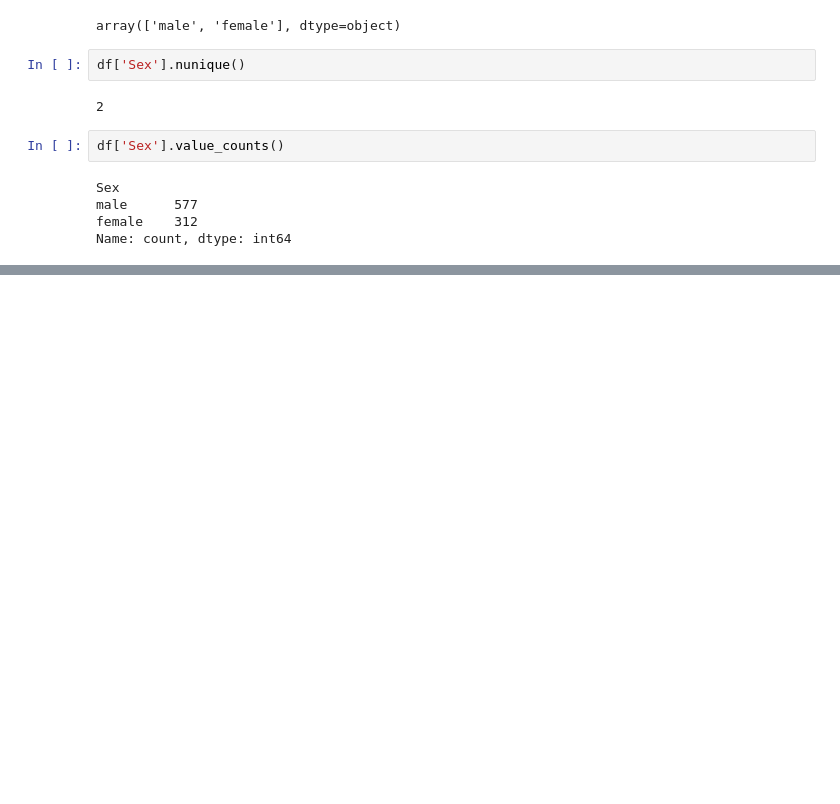
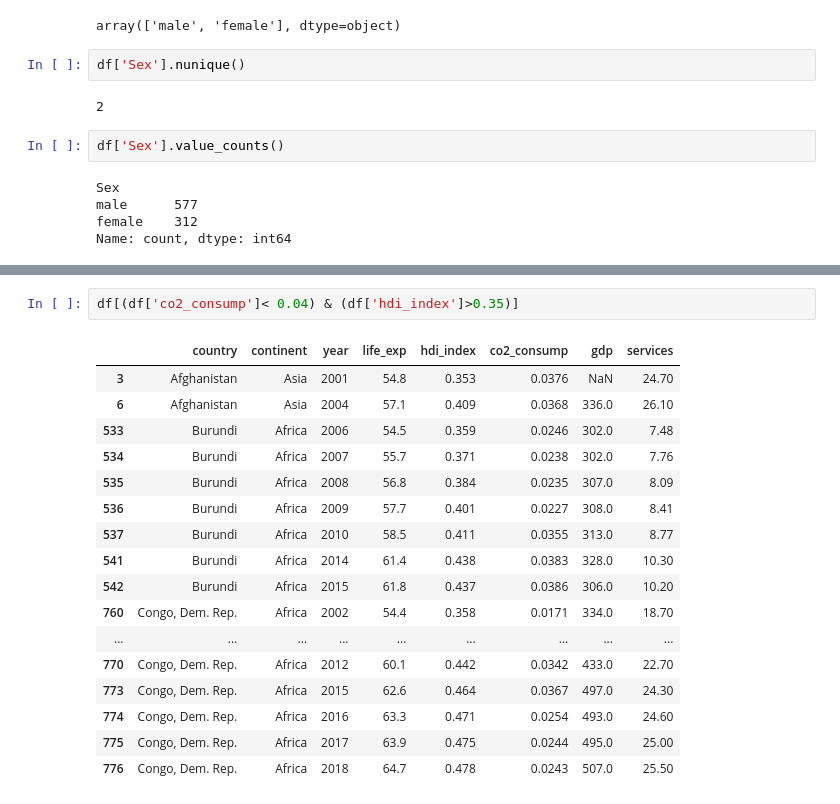
Before and after one commit to Apoorva-Kulkarni96/Python-Q-n-A, a Jupyter notebook: pandas.ipynb, the cells around one changed output, grey strips where cells are left out. Cells and saved outputs as stored; diff of their text form; blank space fills up the shorter version.

```diff
--- a/pandas.ipynb
+++ b/pandas.ipynb
@@ -332,0 +393,20 @@ Name: count, dtype: int64
+# %%
+df[(df['co2_consump']< 0.04) & (df['hdi_index']>0.35)]
+# %% [output]
+|  | country | continent | year | life_exp | hdi_index | co2_consump | gdp | services |
+| 3 | Afghanistan | Asia | 2001 | 54.8 | 0.353 | 0.0376 | NaN | 24.70 |
+| 6 | Afghanistan | Asia | 2004 | 57.1 | 0.409 | 0.0368 | 336.0 | 26.10 |
+| 533 | Burundi | Africa | 2006 | 54.5 | 0.359 | 0.0246 | 302.0 | 7.48 |
+| 534 | Burundi | Africa | 2007 | 55.7 | 0.371 | 0.0238 | 302.0 | 7.76 |
+| 535 | Burundi | Africa | 2008 | 56.8 | 0.384 | 0.0235 | 307.0 | 8.09 |
+| 536 | Burundi | Africa | 2009 | 57.7 | 0.401 | 0.0227 | 308.0 | 8.41 |
+| 537 | Burundi | Africa | 2010 | 58.5 | 0.411 | 0.0355 | 313.0 | 8.77 |
+| 541 | Burundi | Africa | 2014 | 61.4 | 0.438 | 0.0383 | 328.0 | 10.30 |
+| 542 | Burundi | Africa | 2015 | 61.8 | 0.437 | 0.0386 | 306.0 | 10.20 |
+| 760 | Congo, Dem. Rep. | Africa | 2002 | 54.4 | 0.358 | 0.0171 | 334.0 | 18.70 |
+| ... | ... | ... | ... | ... | ... | ... | ... | ... |
+| 770 | Congo, Dem. Rep. | Africa | 2012 | 60.1 | 0.442 | 0.0342 | 433.0 | 22.70 |
+| 773 | Congo, Dem. Rep. | Africa | 2015 | 62.6 | 0.464 | 0.0367 | 497.0 | 24.30 |
+| 774 | Congo, Dem. Rep. | Africa | 2016 | 63.3 | 0.471 | 0.0254 | 493.0 | 24.60 |
+| 775 | Congo, Dem. Rep. | Africa | 2017 | 63.9 | 0.475 | 0.0244 | 495.0 | 25.00 |
+| 776 | Congo, Dem. Rep. | Africa | 2018 | 64.7 | 0.478 | 0.0243 | 507.0 | 25.50 |
```
Also changed, not shown: parts of 20 cells of this notebook.
